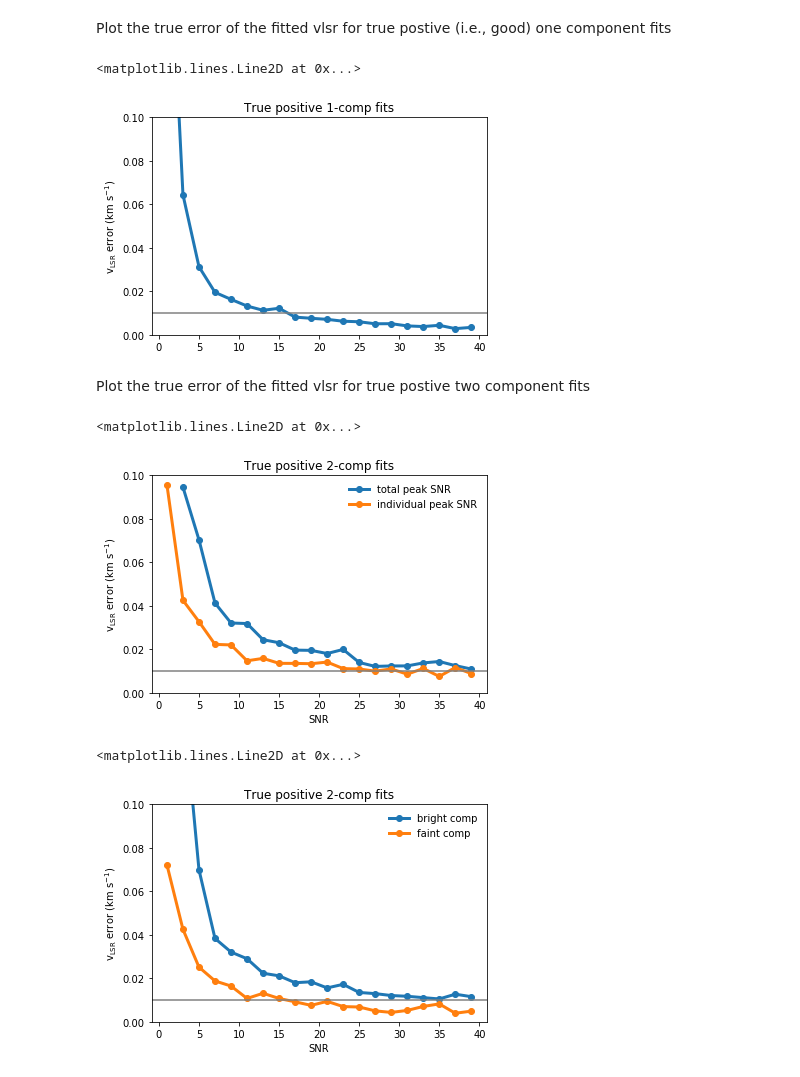
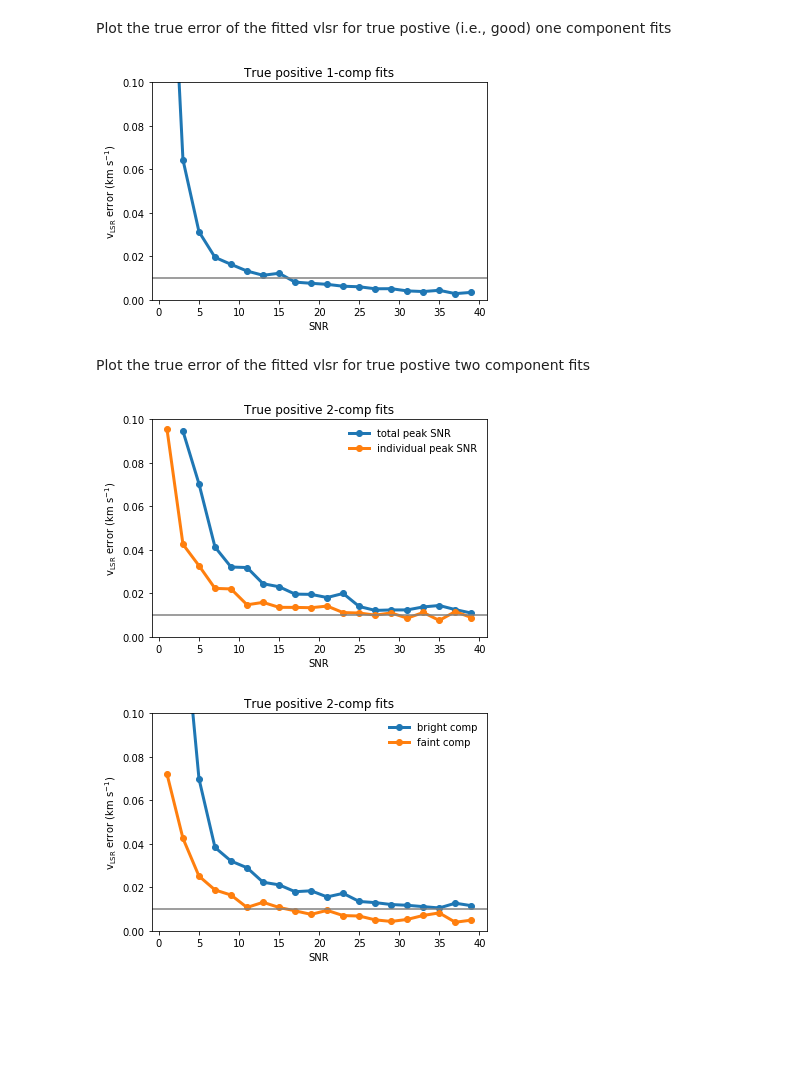
Before and after one commit to jpinedaf/LineFitting, a Jupyter notebook: analysis_template.ipynb, the cells around one changed output. Cells and saved outputs as stored; diff of their text form; code cells hidden in the pictures; blank space fills up the shorter version.

Commit message:
made plot saving easier

```diff
--- a/analysis_template.ipynb
+++ b/analysis_template.ipynb
@@ -8,9 +8,9 @@ import os
 # %% [markdown]
 Read and initialize the test result as a "TestResults" object
 # %%
-#figDir = "figures"
-#if not os.path.exists(figDir):
-#    os.makedirs(figDir)
+figDir = "figures"
+if not os.path.exists(figDir):
+    os.makedirs(figDir)
 
 tname = "example_result.txt"
 tr = atool.TestResults(tname)
@@ -60,13 +67,14 @@ Plot the true error of the fitted vlsr for true postive (i.e., good) one compone
 # %%
 fig, ax = plt.subplots(1, 1, figsize=(6,4))
 ax.set_ylim((0,0.1))
 ax.set_title('True positive 1-comp fits')
 tr.plot_error('snr', 'true_vErr1', bins=20, range=(0,40), ax=ax, mask = tr.mask_1v_truepos)
 ax.set_ylabel('v$_{\mathrm{LSR}}$ error (km s$^{-1}$)')
 ax.axhline(0.01, c="0.5")
+ax.set_xlabel('SNR')
+fig.savefig("{}/eVlsr_vs_SNR_1comp.pdf".format(figDir))
 # %% [output]
-<matplotlib.lines.Line2D at 0x...>
-[figure, old version]
+[figure, new version]
 # %% [markdown]
 Plot the true error of the fitted vlsr for true postive two component fits
 # %%
@@ -80,8 +88,8 @@ ax.set_title('True positive 2-comp fits')
 ax.set_ylabel('v$_{\mathrm{LSR}}$ error (km s$^{-1}$)')
 ax.set_xlabel('SNR')
 ax.axhline(0.01, c="0.5")
+fig.savefig("{}/eVlsr_vs_indSNR_2comp.pdf".format(figDir))
 # %% [output]
-<matplotlib.lines.Line2D at 0x...>
 [figure]
 # %%
 fig, ax = plt.subplots(1, 1, figsize=(6,4))
@@ -96,8 +104,8 @@ ax.set_title('True positive 2-comp fits')
 ax.set_ylabel('v$_{\mathrm{LSR}}$ error (km s$^{-1}$)')
 ax.set_xlabel('SNR')
 ax.axhline(0.01, c="0.5")
+fig.savefig("{}/eVlsr_vs_maxminSNR_2comp.pdf".format(figDir))
 # %% [output]
-<matplotlib.lines.Line2D at 0x...>
 [figure]
 # %%
 fig, ax = plt.subplots(1, 1, figsize=(6,4))
```
Also changed, not shown: parts of 7 cells of this notebook, 1 other file.
